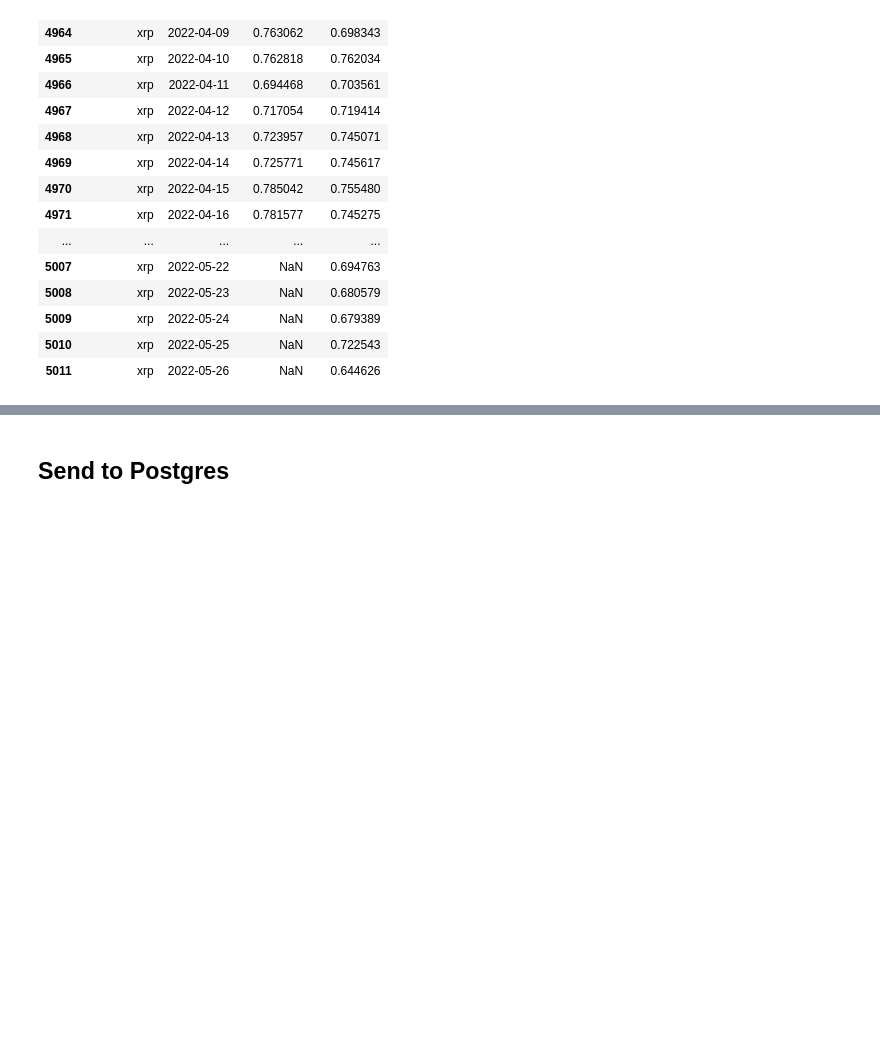
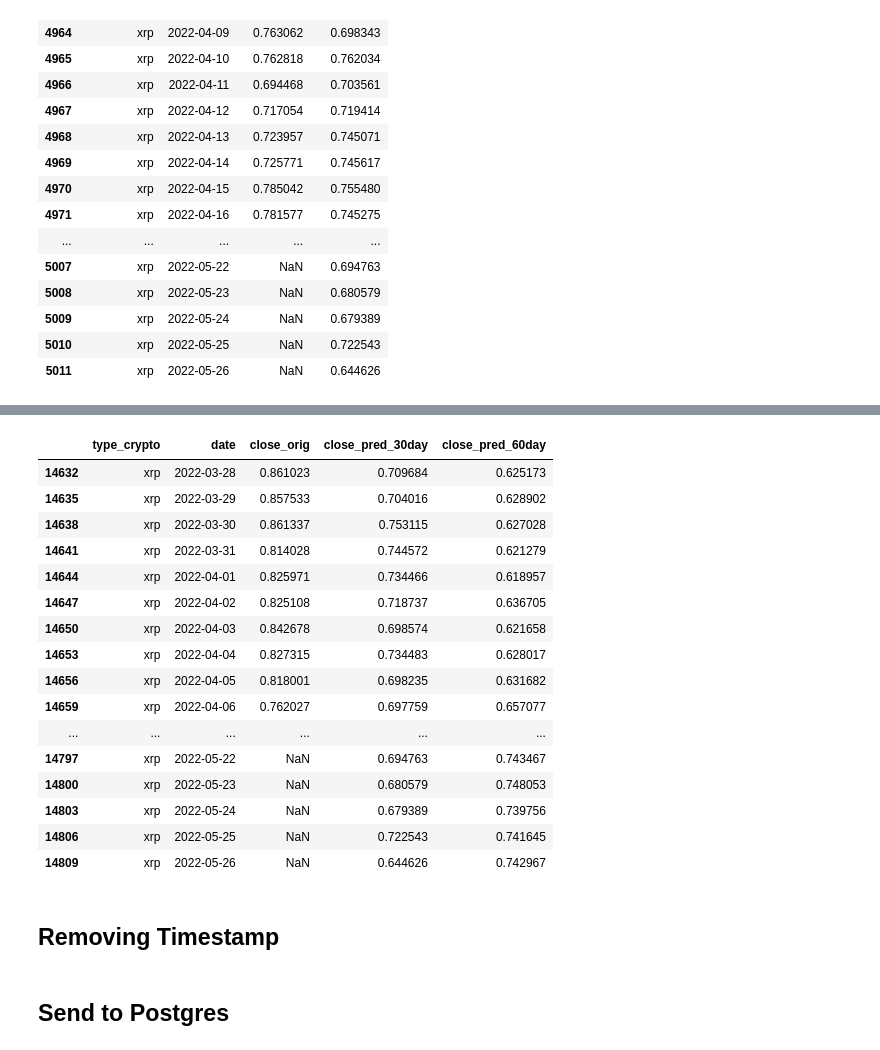
Before and after one commit to chabrian/crypto-predictor-model, a Jupyter notebook: MachineLearning/SupervisedModelCombined.ipynb, the cells around one changed output, grey strips where cells are left out. Saved outputs shown, nothing was run; the diff lists cells and outputs as text; code cells hidden in the pictures; blank space fills up the shorter version.

```diff
--- a/MachineLearning/SupervisedModelCombined.ipynb
+++ b/MachineLearning/SupervisedModelCombined.ipynb
@@ -283,0 +287,2 @@ plt.show()
+# %%
+predict_df_combined = predict_df_60_day.merge(predict_df_30_day, how='left', on='date', suffixes=('_60day', '_30day'))
@@ -283,0 +298,6 @@ plt.show()
+# %%
+predict_df_combined = predict_df_combined.loc[predict_df_combined['type_crypto_60day'] == predict_df_combined['type_crypto_30day']]
+# %%
+predict_df_combined = predict_df_combined[['type_crypto_60day','date','close_orig_60day','close_pred_30day','close_pred_60day']]
+# %%
+predict_df_combined = predict_df_combined.rename(columns={'type_crypto_60day':'type_crypto','close_orig_60day':'close_orig'})
@@ -283,0 +313,22 @@ plt.show()
+# %%
+predict_df_combined.tail(60)
+# %% [output]
+|  | type_crypto | date | close_orig | close_pred_30day | close_pred_60day |
+| 14632 | xrp | 2022-03-28 | 0.861023 | 0.709684 | 0.625173 |
+| 14635 | xrp | 2022-03-29 | 0.857533 | 0.704016 | 0.628902 |
+| 14638 | xrp | 2022-03-30 | 0.861337 | 0.753115 | 0.627028 |
+| 14641 | xrp | 2022-03-31 | 0.814028 | 0.744572 | 0.621279 |
+| 14644 | xrp | 2022-04-01 | 0.825971 | 0.734466 | 0.618957 |
+| 14647 | xrp | 2022-04-02 | 0.825108 | 0.718737 | 0.636705 |
+| 14650 | xrp | 2022-04-03 | 0.842678 | 0.698574 | 0.621658 |
+| 14653 | xrp | 2022-04-04 | 0.827315 | 0.734483 | 0.628017 |
+| 14656 | xrp | 2022-04-05 | 0.818001 | 0.698235 | 0.631682 |
+| 14659 | xrp | 2022-04-06 | 0.762027 | 0.697759 | 0.657077 |
+| ... | ... | ... | ... | ... | ... |
+| 14797 | xrp | 2022-05-22 | NaN | 0.694763 | 0.743467 |
+| 14800 | xrp | 2022-05-23 | NaN | 0.680579 | 0.748053 |
+| 14803 | xrp | 2022-05-24 | NaN | 0.679389 | 0.739756 |
+| 14806 | xrp | 2022-05-25 | NaN | 0.722543 | 0.741645 |
+| 14809 | xrp | 2022-05-26 | NaN | 0.644626 | 0.742967 |
+# %% [markdown]
+## Removing Timestamp
```
Also changed, not shown: parts of 23 cells of this notebook.
